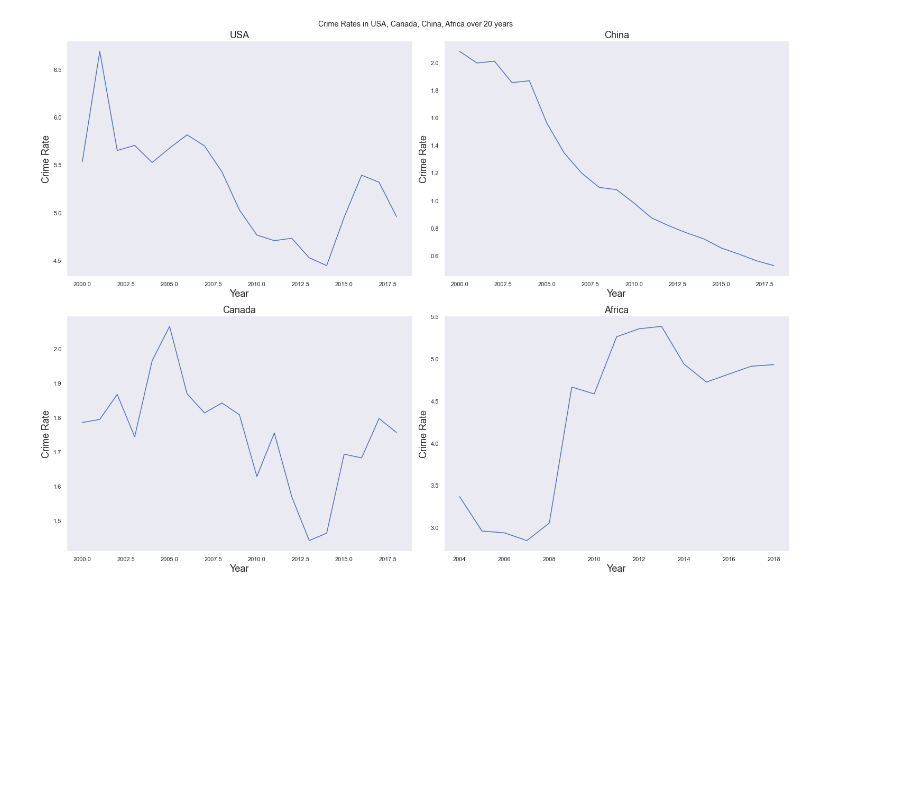
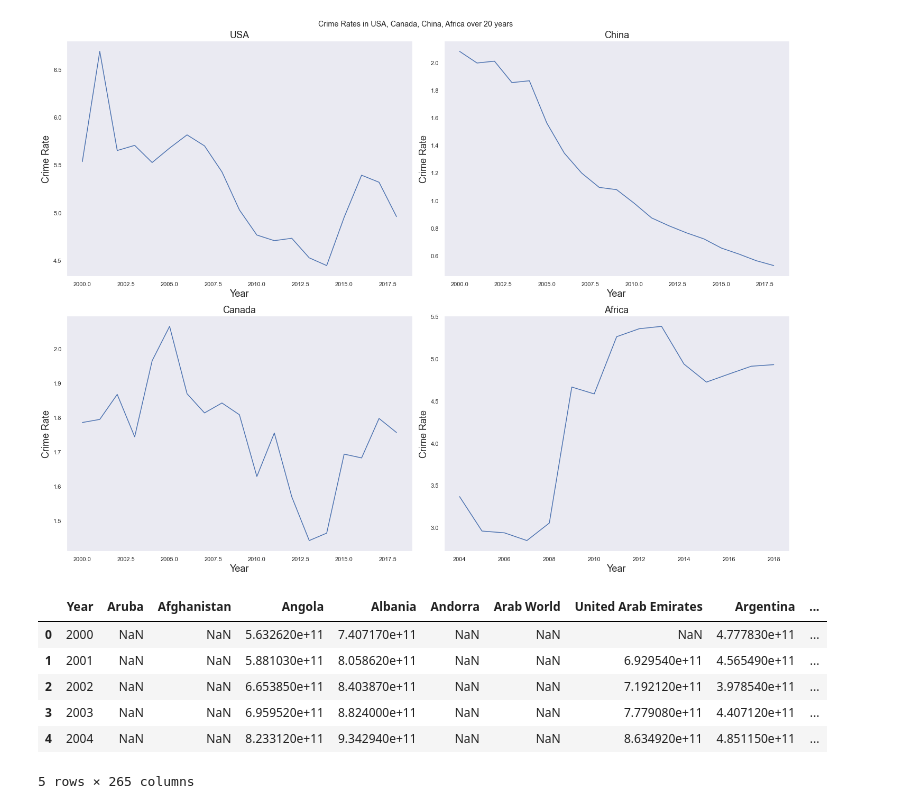
Before and after one commit to tssahota/Global-Data-Analysis-for-Social-Unrest-Prediction, a Jupyter notebook: Final-EDA.ipynb, the cells around one changed output. Saved outputs shown, nothing was run; the diff lists cells and outputs as text; code cells hidden in the pictures; blank space fills up the shorter version.

```diff
--- a/Final-EDA.ipynb
+++ b/Final-EDA.ipynb
@@ -361,0 +364,10 @@ fig.tight_layout()
+# %%
+gdp.head(5)
+# %% [output]
+|  | Year | Aruba | Afghanistan | Angola | Albania | Andorra | Arab World | United Arab Emirates | Argentina | ... |
+| 0 | 2000 | NaN | NaN | 5.632620e+11 | 7.407170e+11 | NaN | NaN | NaN | 4.777830e+11 | ... |
+| 1 | 2001 | NaN | NaN | 5.881030e+11 | 8.058620e+11 | NaN | NaN | 6.929540e+11 | 4.565490e+11 | ... |
+| 2 | 2002 | NaN | NaN | 6.653850e+11 | 8.403870e+11 | NaN | NaN | 7.192120e+11 | 3.978540e+11 | ... |
+| 3 | 2003 | NaN | NaN | 6.959520e+11 | 8.824000e+11 | NaN | NaN | 7.779080e+11 | 4.407120e+11 | ... |
+| 4 | 2004 | NaN | NaN | 8.233120e+11 | 9.342940e+11 | NaN | NaN | 8.634920e+11 | 4.851150e+11 | ... |
+5 rows × 265 columns
```
Also changed, not shown: parts of 2 cells of this notebook.
